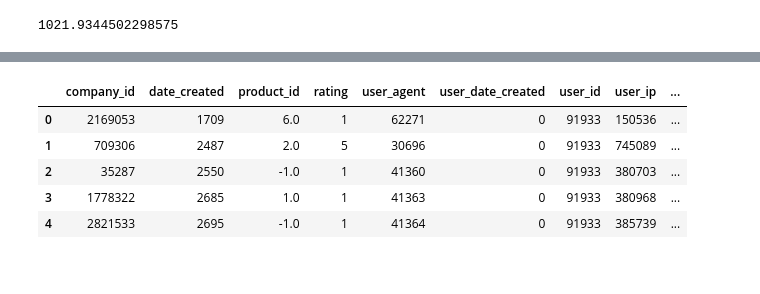
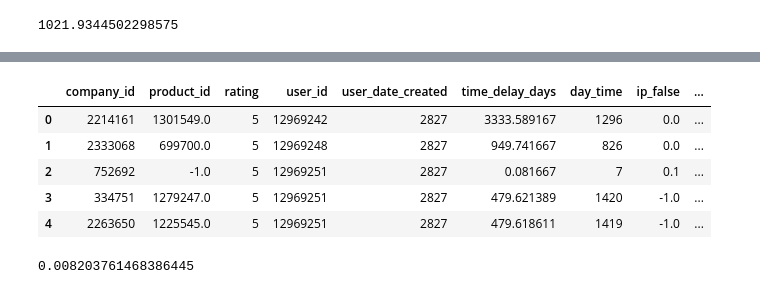
Before and after one commit to AfterPartyUDS/AI_Booster, a Jupyter notebook: Yakuben.ipynb, the cells around one changed output, grey strips where cells are left out. Saved outputs shown, nothing was run; the diff lists cells and outputs as text; code cells hidden in the pictures.

```diff
--- a/Yakuben.ipynb
+++ b/Yakuben.ipynb
@@ -72,11 +42,0 @@ __encode_categorical([train , test] , ['user_ip' , 'user_agent'])
-# %%
-startTime_date_created = train['date_created'].min()
-startTime_user_created = train['user_date_created'].min()
-
-train['date_created'] = [ (date - startTime_date_created).days  for date in train['date_created']]
-test['date_created'] = [ (date - startTime_date_created).days  for date in test['date_created']]
-
-train['user_date_created'] = [ (date - startTime_user_created).days  for date in train['user_date_created']]
-test['user_date_created'] = [ (date - startTime_user_created).days  for date in test['user_date_created']]
-
-train['is_fake'] = train['is_fake'].astype(int)
@@ -93,9 +94,6 @@ train.head()
 pp.ProfileReport(train)
 # %% [output]
 <pandas_profiling.ProfileReport at 0x...>
-# %%
-train = train.fillna(-1 )
-test = test.fillna(-1 )
 # %% [markdown]
 # Val
 # %%
@@ -175,13 +200,13 @@ test_word_pred.sum()
 # %%
 X_st = X
 X_st['pred'] = prediction
 test_X_st = test_X
 test_X_st['pred'] = test_word_pred
-X_st.head()
+test_X_st.head()
 # %% [output]
-|  | company_id | date_created | product_id | rating | user_agent | user_date_created | user_id | user_ip | ... |
-| 0 | 2169053 | 1709 | 6.0 | 1 | 62271 | 0 | 91933 | 150536 | ... |
-| 1 | 709306 | 2487 | 2.0 | 5 | 30696 | 0 | 91933 | 745089 | ... |
-| 2 | 35287 | 2550 | -1.0 | 1 | 41360 | 0 | 91933 | 380703 | ... |
-| 3 | 1778322 | 2685 | 1.0 | 1 | 41363 | 0 | 91933 | 380968 | ... |
-| 4 | 2821533 | 2695 | -1.0 | 1 | 41364 | 0 | 91933 | 385739 | ... |
+|  | company_id | product_id | rating | user_id | user_date_created | time_delay_days | day_time | ip_false | ... |
+| 0 | 2214161 | 1301549.0 | 5 | 12969242 | 2827 | 3333.589167 | 1296 | 0.0 | ... |
+| 1 | 2333068 | 699700.0 | 5 | 12969248 | 2827 | 949.741667 | 826 | 0.0 | ... |
+| 2 | 752692 | -1.0 | 5 | 12969251 | 2827 | 0.081667 | 7 | 0.1 | ... |
+| 3 | 334751 | 1279247.0 | 5 | 12969251 | 2827 | 479.621389 | 1420 | -1.0 | ... |
+| 4 | 2263650 | 1225545.0 | 5 | 12969251 | 2827 | 479.618611 | 1419 | -1.0 | ... |
@@ -187,0 +216,7 @@ X_st.head()
+# %%
+from sklearn.tree import DecisionTreeClassifier
+tree = DecisionTreeClassifier()
+tree.fit( X_train , y_train)
+log_loss(y_test , tree.predict_proba(X_test)[:,1])
+# %% [output]
+0.008203761468386445
```
Also changed, not shown: parts of 23 cells of this notebook.
